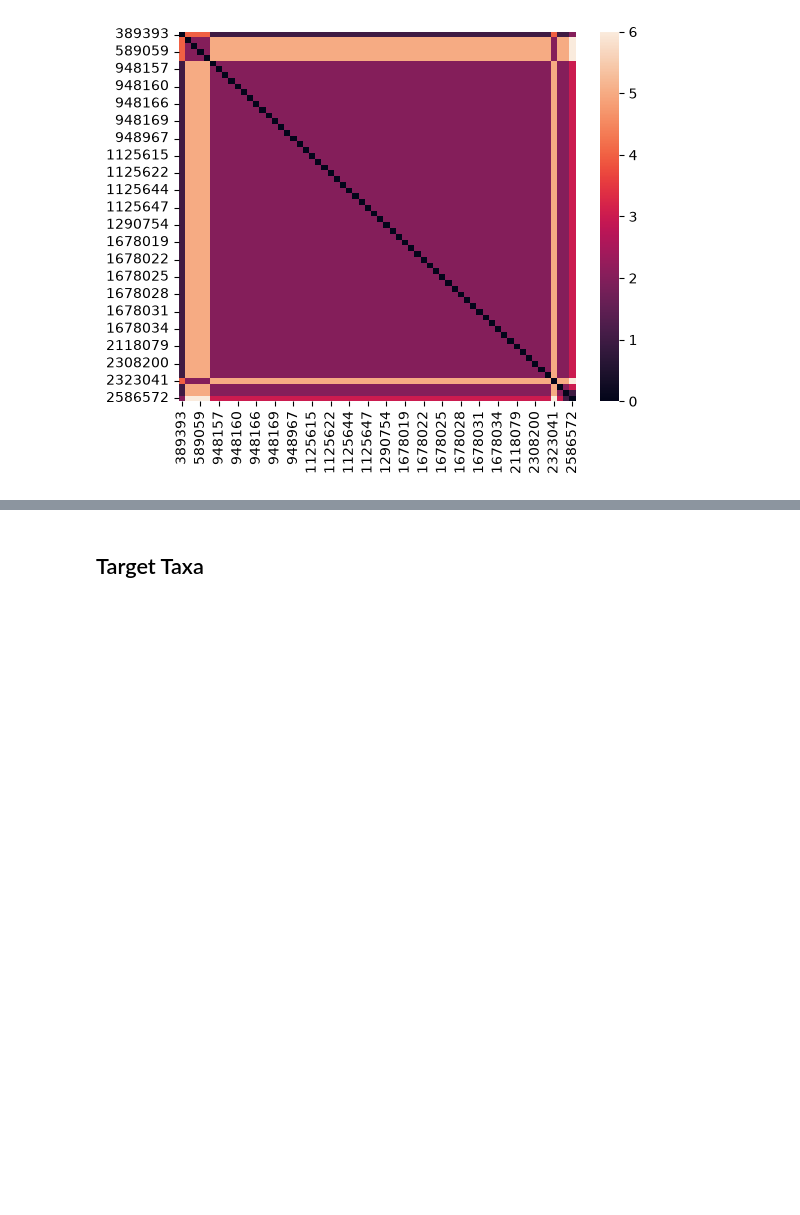
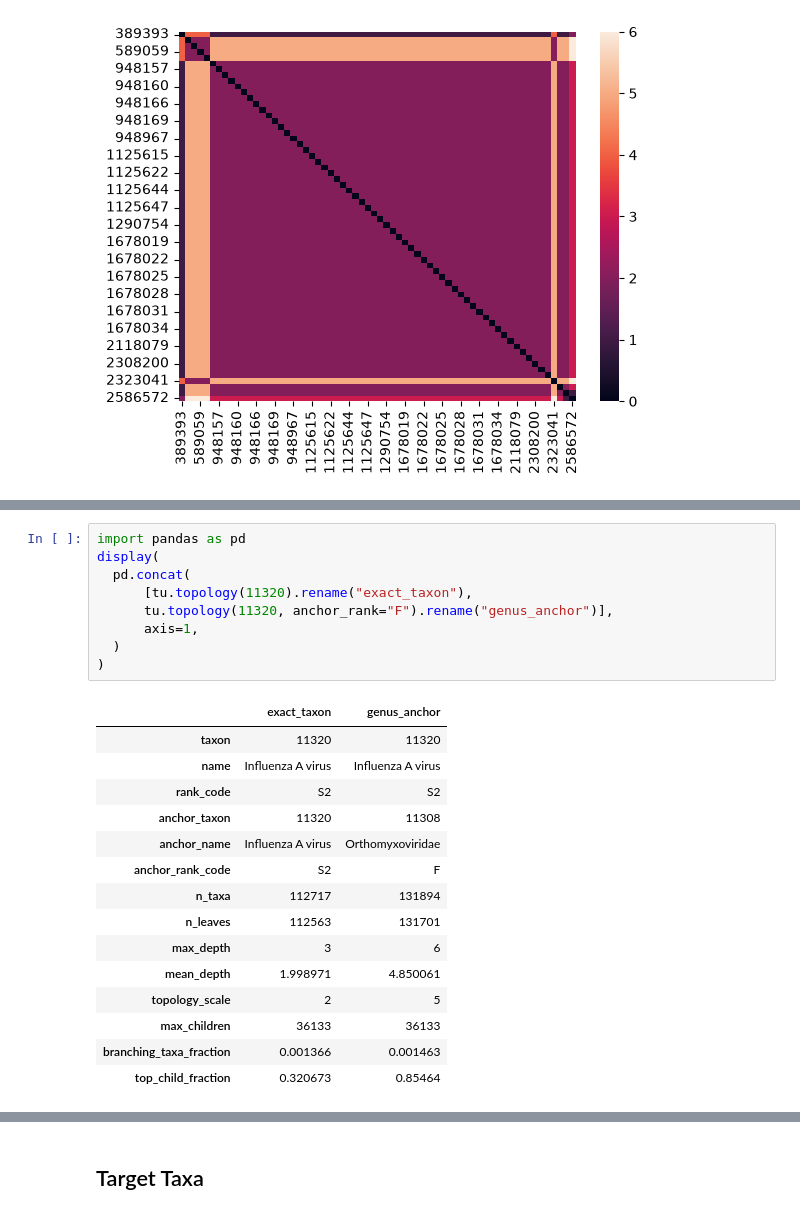
Before and after one commit to SwabSeq/taxutils, a Jupyter notebook: examples/example.ipynb, the cells around one changed output, grey strips where cells are left out. Saved outputs shown, nothing was run; the diff lists cells and outputs as text; blank space fills up the shorter version.

```diff
--- a/examples/example.ipynb
+++ b/examples/example.ipynb
@@ -217,0 +221,25 @@ sns.heatmap(
+# %%
+import pandas as pd
+display(
+  pd.concat(
+      [tu.topology(11320).rename("exact_taxon"),
+      tu.topology(11320, anchor_rank="F").rename("genus_anchor")],
+      axis=1,
+  )
+)
+# %% [output]
+|  | exact_taxon | genus_anchor |
+| taxon | 11320 | 11320 |
+| name | Influenza A virus | Influenza A virus |
+| rank_code | S2 | S2 |
+| anchor_taxon | 11320 | 11308 |
+| anchor_name | Influenza A virus | Orthomyxoviridae |
+| anchor_rank_code | S2 | F |
+| n_taxa | 112717 | 131894 |
+| n_leaves | 112563 | 131701 |
+| max_depth | 3 | 6 |
+| mean_depth | 1.998971 | 4.850061 |
+| topology_scale | 2 | 5 |
+| max_children | 36133 | 36133 |
+| branching_taxa_fraction | 0.001366 | 0.001463 |
+| top_child_fraction | 0.320673 | 0.85464 |
```
Also changed, not shown: parts of 6 cells of this notebook, 8 other files.
